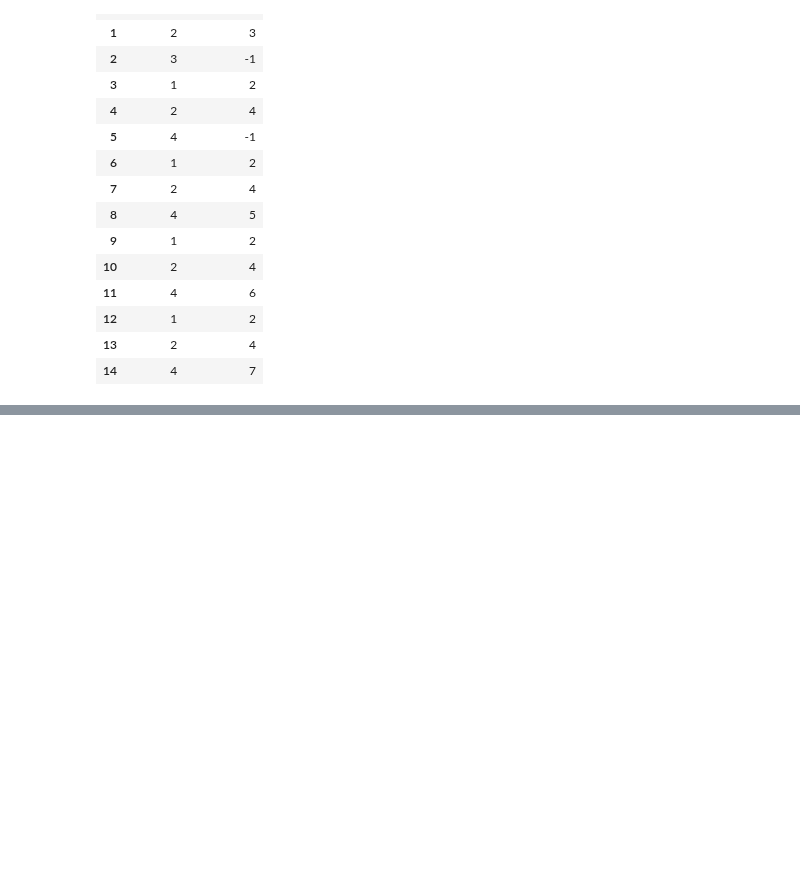
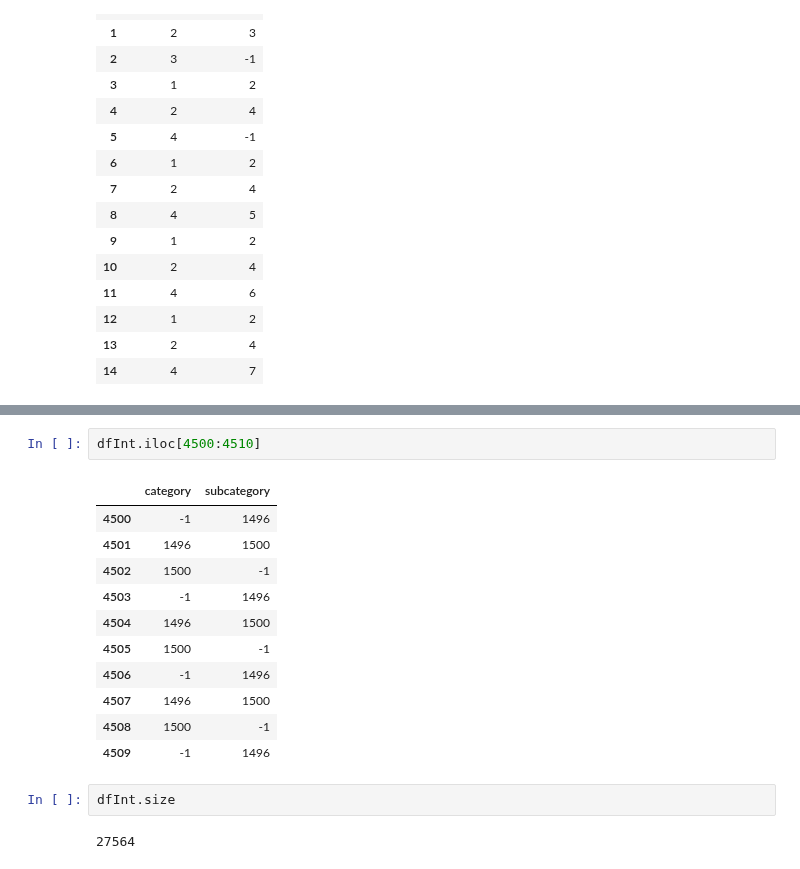
Before and after one commit to almsam/ISupply-project, a Jupyter notebook: db upload/tree upload/Tree upload NB.ipynb, the cells around one changed output, grey strips where cells are left out. Saved outputs shown, nothing was run; the diff lists cells and outputs as text; blank space fills up the shorter version.

```diff
--- a/db upload/tree upload/Tree upload NB.ipynb
+++ b/db upload/tree upload/Tree upload NB.ipynb
@@ -137,0 +184,18 @@ dfInt.head(15)
+# %%
+dfInt.iloc[4500:4510]
+# %% [output]
+|  | category | subcategory |
+| 4500 | -1 | 1496 |
+| 4501 | 1496 | 1500 |
+| 4502 | 1500 | -1 |
+| 4503 | -1 | 1496 |
+| 4504 | 1496 | 1500 |
+| 4505 | 1500 | -1 |
+| 4506 | -1 | 1496 |
+| 4507 | 1496 | 1500 |
+| 4508 | 1500 | -1 |
+| 4509 | -1 | 1496 |
+# %%
+dfInt.size
+# %% [output]
+27564
```
Also changed, not shown: parts of 4 cells of this notebook.
